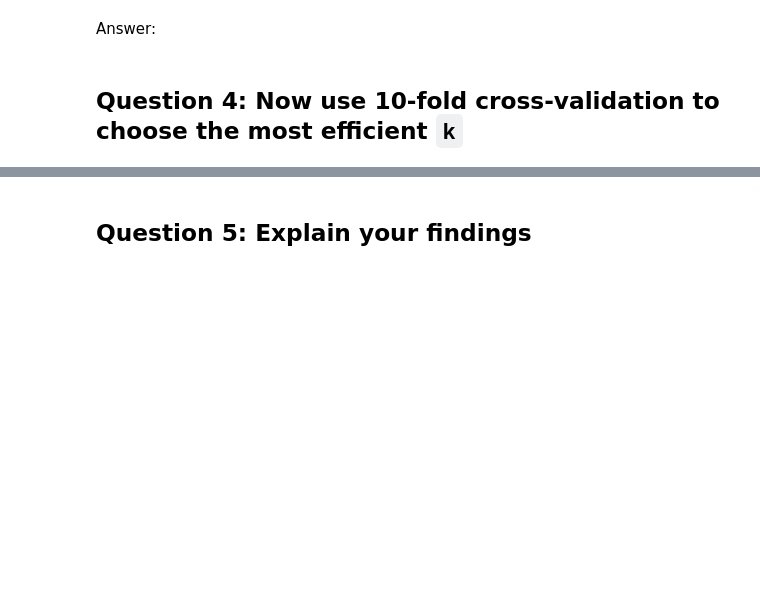
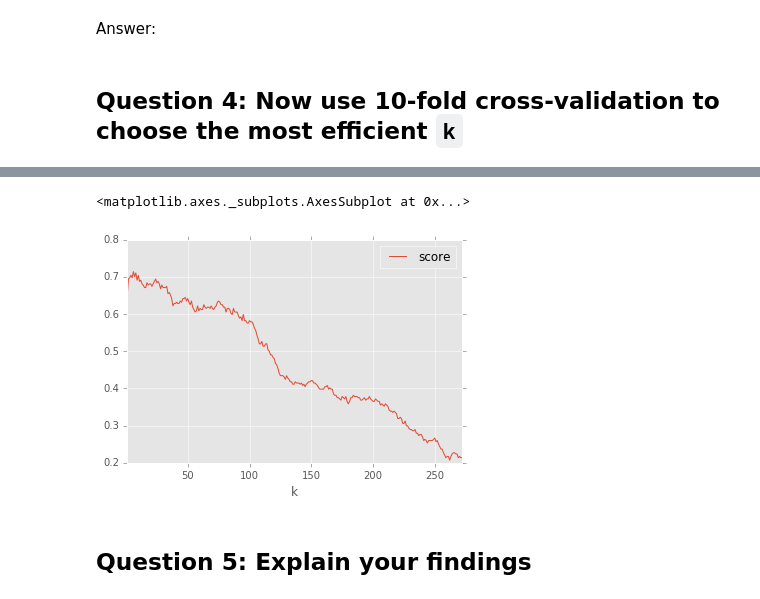
Before and after one commit to guoruijiao/sf-dat-21, a Jupyter notebook: classes/08/code/lab-08.ipynb, the cells around one changed output, grey strips where cells are left out. Drawn from its saved outputs; the diff is of its cells as text; code cells hidden in the pictures; blank space fills up the shorter version.

```diff
--- a/classes/08/code/lab-08.ipynb
+++ b/classes/08/code/lab-08.ipynb
@@ -166,0 +182,13 @@ from sklearn import cross_validation
+# %%
+# TODO
+from sklearn import cross_validation
+
+k_cv = 10
+k_nn = range(1, len(train_df)*(k_cv - 1) / k_cv)
+
+gs = grid_search.GridSearchCV(
+        estimator = neighbors.KNeighborsClassifier(),
+        param_grid = {'n_neighbors': k_nn},
+        cv = cross_validation.KFold(len(train_df),n_folds = k_cv)
+        )
+gs.fit(X1, y1)
@@ -167,3 +204,19 @@ from sklearn import cross_validation
+# %%
+#k = gs.grid_scores_[0][0]['n_neighbors']
+#score = gs.grid_scores_[0][1]
+#print k, score
+
+c = []
+for row in gs.grid_scores_:
+    d = []
+    d.append(row[0]['n_neighbors'])
+    d.append(row[1])
+    c.append(d)
+c = pd.DataFrame(c, columns=['k','score'])
+c.set_index('k').plot()
+# %% [output]
+<matplotlib.axes._subplots.AxesSubplot at 0x...>
+[figure, added]
 # %% [markdown]
 ## Question 5: Explain your findings
 # %% [markdown]
```
Also changed, not shown: parts of 12 cells of this notebook.
